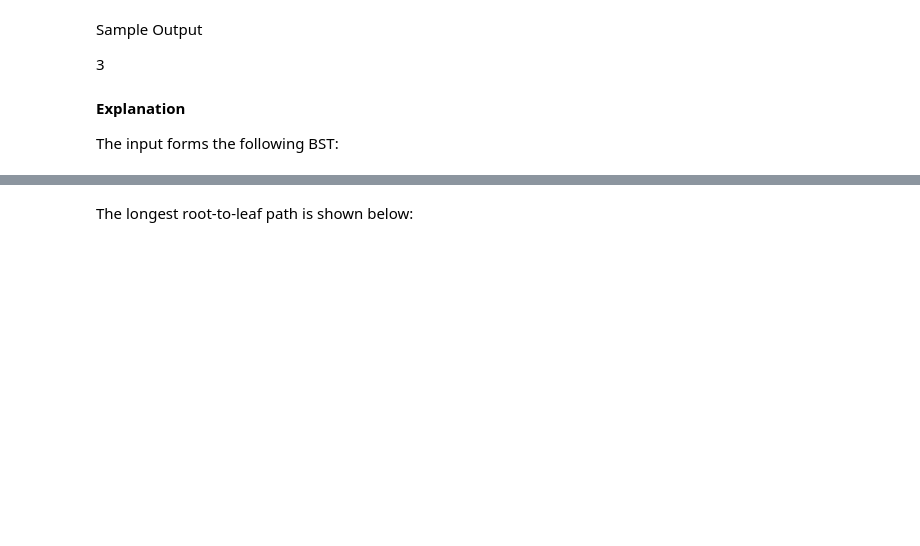
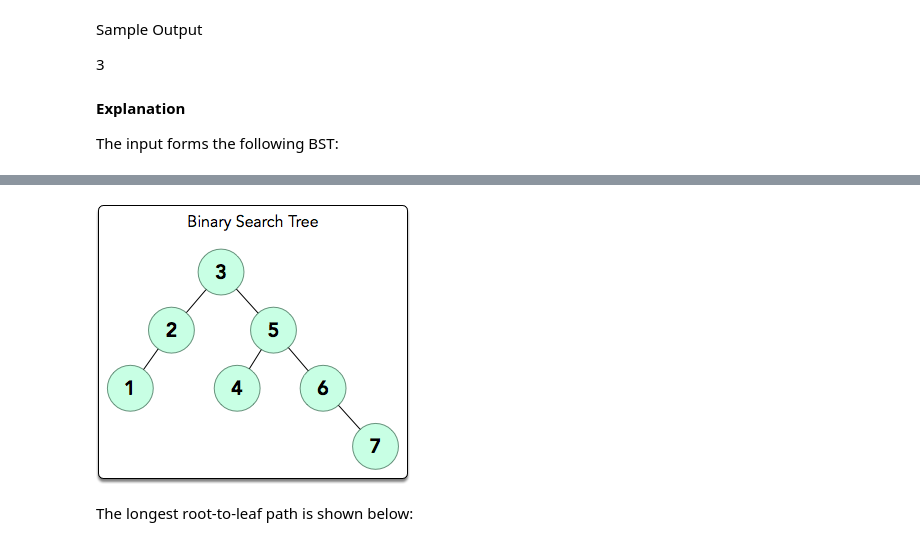
Before and after one commit to ErebusTW/HackerRank, a Jupyter notebook: Day_22_Binary_Search_Trees.ipynb, the cells around one changed output, grey strips where cells are left out. Drawn from its saved outputs; the diff is of its cells as text; code cells hidden in the pictures; blank space fills up the shorter version.

Commit message:
[Fix]image

```diff
--- a/Day_22_Binary_Search_Trees.ipynb
+++ b/Day_22_Binary_Search_Trees.ipynb
@@ -43,2 +41,6 @@ The input forms the following BST:
+# %%
+Image('./Day_22_image1.png')
+# %% [output]
+[figure, added]
 # %% [markdown]
 The longest root-to-leaf path is shown below:
```
Also changed, not shown: parts of 10 cells of this notebook.
